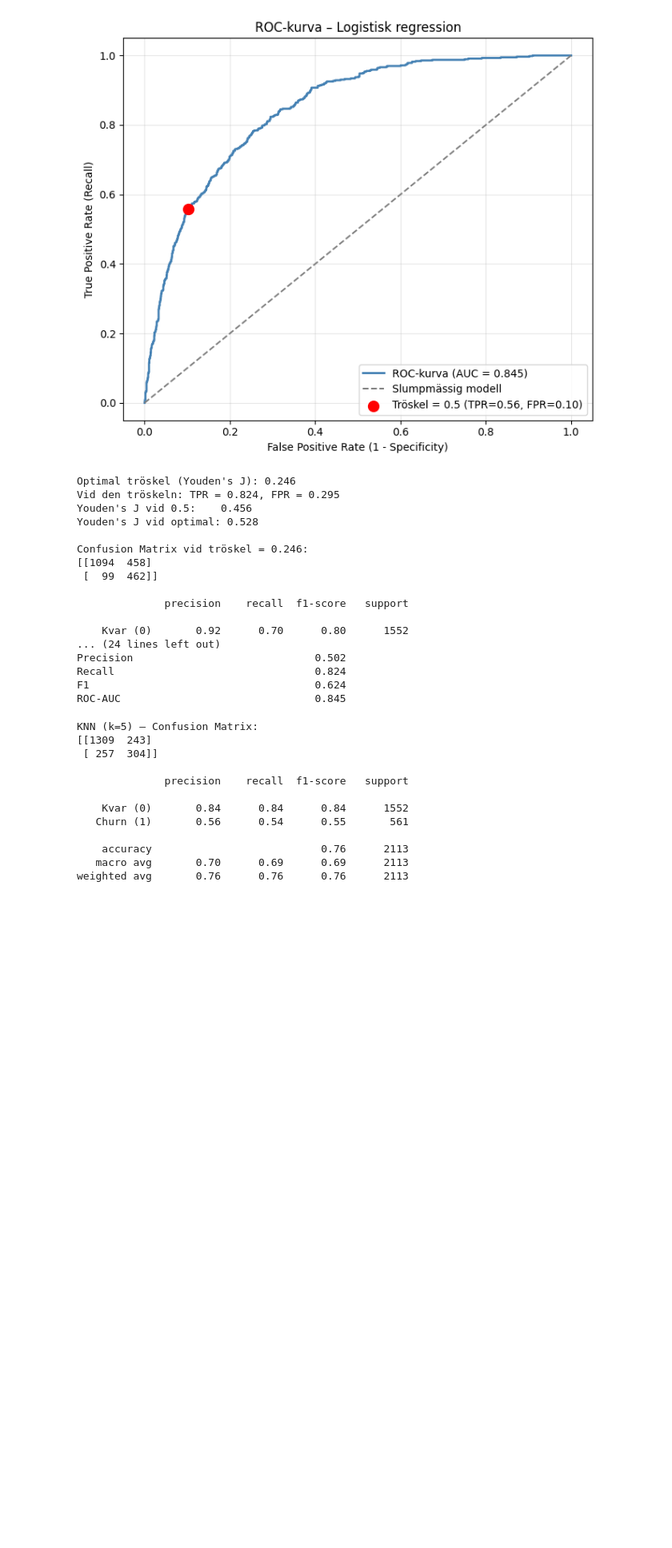
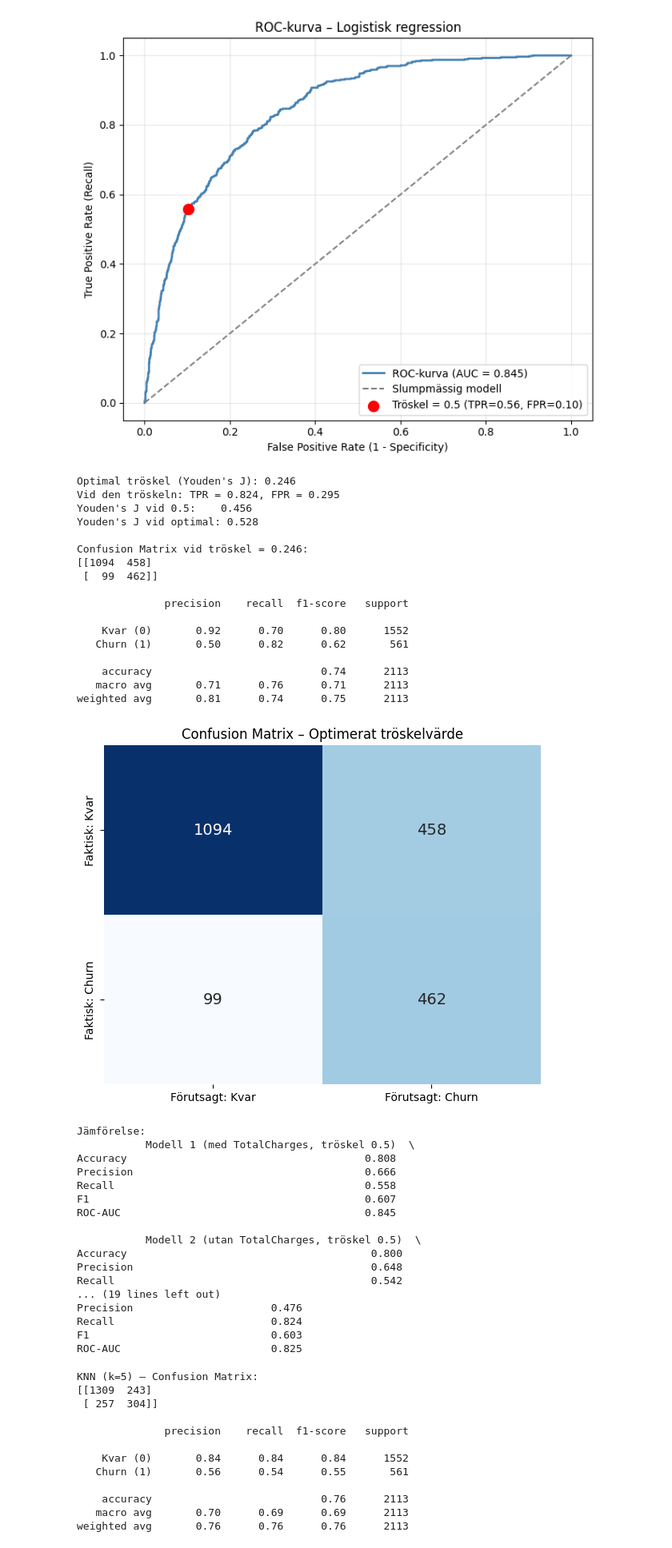
Before and after one commit to emilioano/AppliedAI, a Jupyter notebook: telco_supervised_learning/telco_grupparbete_public.ipynb, the cells around one changed output. Shown at 80% size. Cells and saved outputs as stored; diff of their text form; code cells hidden in the pictures; blank space fills up the shorter version.

```diff
--- a/telco_supervised_learning/telco_grupparbete_public.ipynb
+++ b/telco_supervised_learning/telco_grupparbete_public.ipynb
@@ -645,38 +656,66 @@ y_pred_optimal = (y_pred_proba >= optimal_threshold).astype(int)
 cm_opt = confusion_matrix(y_test, y_pred_optimal)
 print(f"\nConfusion Matrix vid tröskel = {optimal_threshold:.3f}:")
 print(cm_opt)
 print()
 print(classification_report(y_test, y_pred_optimal, target_names=['Kvar (0)', 'Churn (1)']))
 
+# Visualisera
+fig, ax = plt.subplots(figsize=(6, 5))
+sns.heatmap(cm_opt, annot=True, fmt='d', cmap='Blues',
+            xticklabels=['Förutsagt: Kvar', 'Förutsagt: Churn'],
+            yticklabels=['Faktisk: Kvar', 'Faktisk: Churn'],
+            cbar=False, ax=ax, annot_kws={'size': 14})
+ax.set_title('Confusion Matrix – Optimerat tröskelvärde')
+plt.tight_layout()
+plt.show()
+
 # Lägg till i jämförelsen
 resultat[f'Modell 1 (Youden tröskel ≈ {optimal_threshold:.2f})'] = {
     'Accuracy':  accuracy_score(y_test, y_pred_optimal),
     'Precision': precision_score(y_test, y_pred_optimal),
     'Recall':    recall_score(y_test, y_pred_optimal),
     'F1':        f1_score(y_test, y_pred_optimal),
     'ROC-AUC':   roc_auc_score(y_test, y_pred_proba),
 }
 
 print("\nJämförelse:")
 print(pd.DataFrame(resultat).round(3))
 # %% [output]
 Optimal tröskel (Youden's J): 0.246
 Vid den tröskeln: TPR = 0.824, FPR = 0.295
 Youden's J vid 0.5:    0.456
 Youden's J vid optimal: 0.528
 
 Confusion Matrix vid tröskel = 0.246:
 [[1094  458]
  [  99  462]]
 
               precision    recall  f1-score   support
 
     Kvar (0)       0.92      0.70      0.80      1552
-... (24 lines left out)
-Precision                             0.502
-Recall                                0.824
-F1                                    0.624
-ROC-AUC                               0.845
+   Churn (1)       0.50      0.82      0.62       561
+
+    accuracy                           0.74      2113
+   macro avg       0.71      0.76      0.71      2113
+weighted avg       0.81      0.74      0.75      2113
+[figure, added]
+Jämförelse:
+           Modell 1 (med TotalCharges, tröskel 0.5)  \
+Accuracy                                      0.808
+Precision                                     0.666
+Recall                                        0.558
+F1                                            0.607
+ROC-AUC                                       0.845
+
+           Modell 2 (utan TotalCharges, tröskel 0.5)  \
+Accuracy                                       0.800
+Precision                                      0.648
+Recall                                         0.542
+... (19 lines left out)
+Precision                      0.476
+Recall                         0.824
+F1                             0.603
+ROC-AUC                        0.825
 # %%
 # Confusion matrix modell 1:
 # Confusion Matrix:
```
Also changed, not shown: parts of 22 cells of this notebook.
